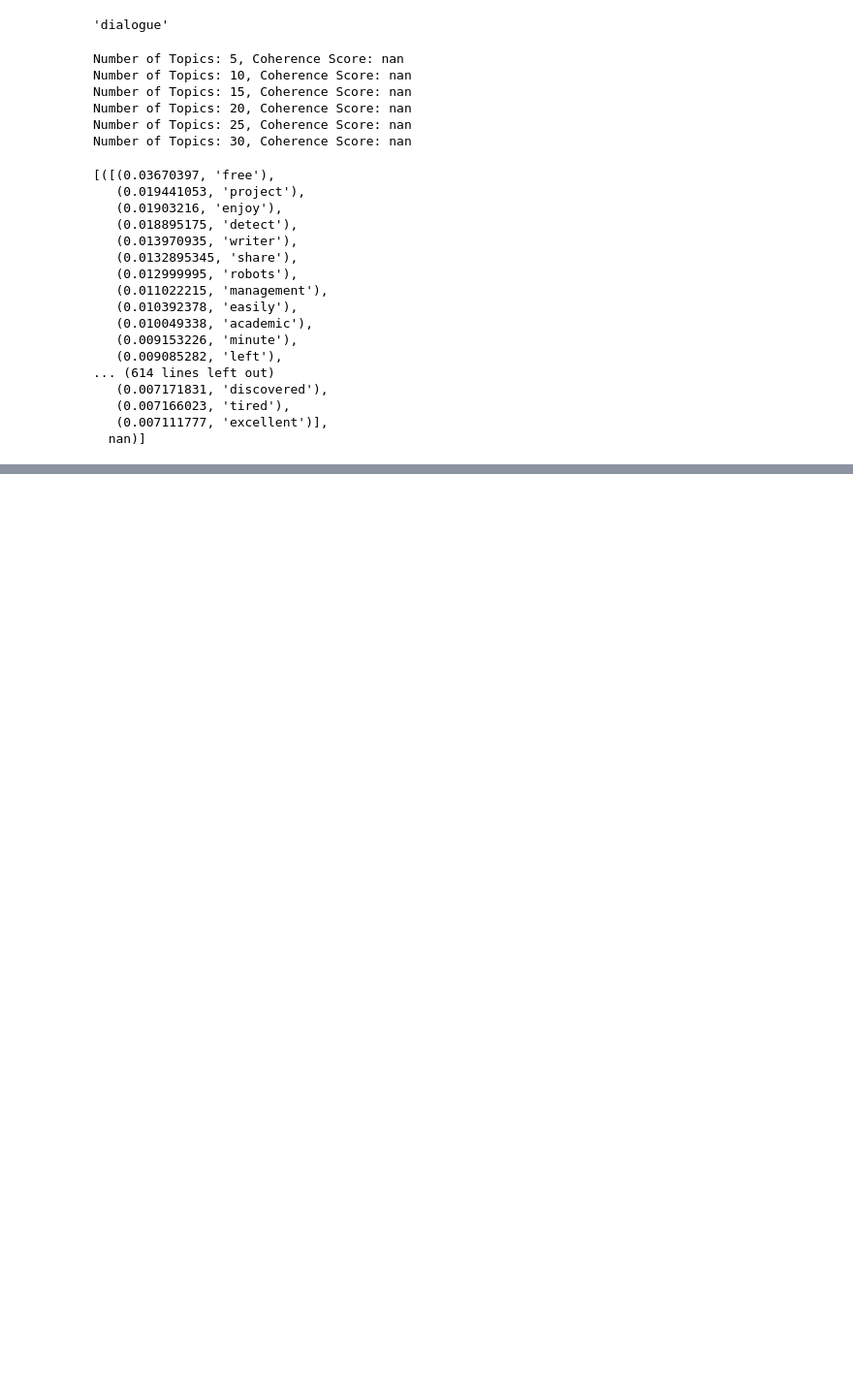
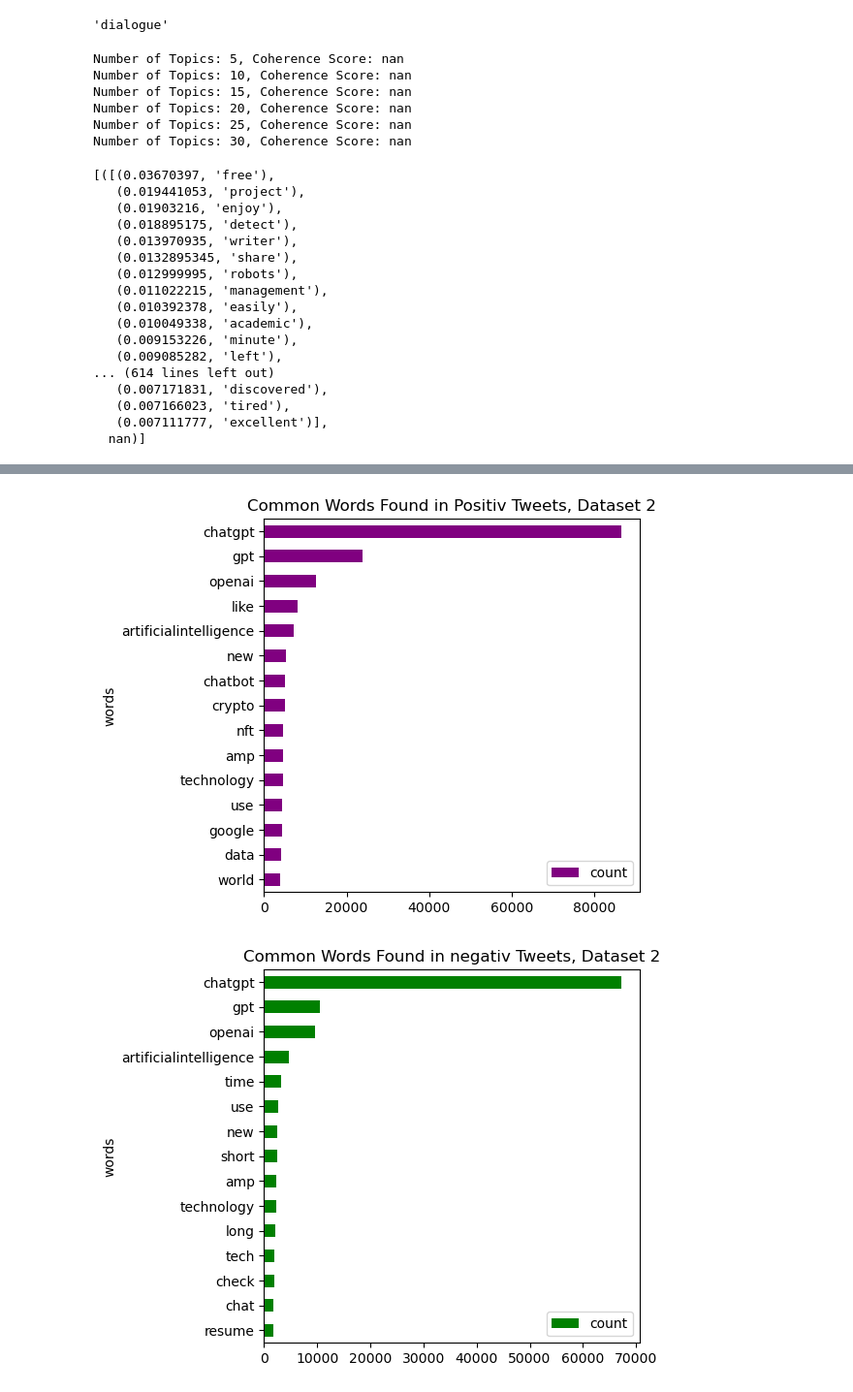
Before and after one commit to Ajkunas/computational-social-media, a Jupyter notebook: analysis_and_visualization.ipynb, the cells around one changed output, grey strips where cells are left out. Shown at 97% size. Saved outputs shown, nothing was run; the diff lists cells and outputs as text; code cells hidden in the pictures; blank space fills up the shorter version.

```diff
--- a/analysis_and_visualization.ipynb
+++ b/analysis_and_visualization.ipynb
@@ -317,0 +384,5 @@ top_topics
+# %%
+# positiv tweets
+# negativ tweets
+positiv2 = df2[df2['label'] == 'positiv']
+negativ2 = df2[df2['label'] == 'negativ']
@@ -317,0 +420,32 @@ top_topics
+# %%
+pos_clean_tweets2 = pd.DataFrame(pos_counts2.most_common(15),
+                             columns=['words', 'count'])
+neg_clean_tweets2 = pd.DataFrame(neg_counts2.most_common(15),
+                             columns=['words', 'count'])
+# %%
+fig, ax = plt.subplots(figsize=(5, 5))
+
+# Plot horizontal bar graph
+pos_clean_tweets2.sort_values(by='count').plot.barh(x='words',
+                      y='count',
+                      ax=ax,
+                      color="purple")
+
+ax.set_title("Common Words Found in Positiv Tweets, Dataset 2")
+
+plt.show()
+
+fig, ax = plt.subplots(figsize=(5, 5))
+
+# Plot horizontal bar graph
+neg_clean_tweets2.sort_values(by='count').plot.barh(x='words',
+                      y='count',
+                      ax=ax,
+                      color="green")
+
+ax.set_title("Common Words Found in negativ Tweets, Dataset 2")
+
+plt.show()
+# %% [output]
+[figure, added]
+[figure, added]
```
Also changed, not shown: parts of 25 cells of this notebook.
